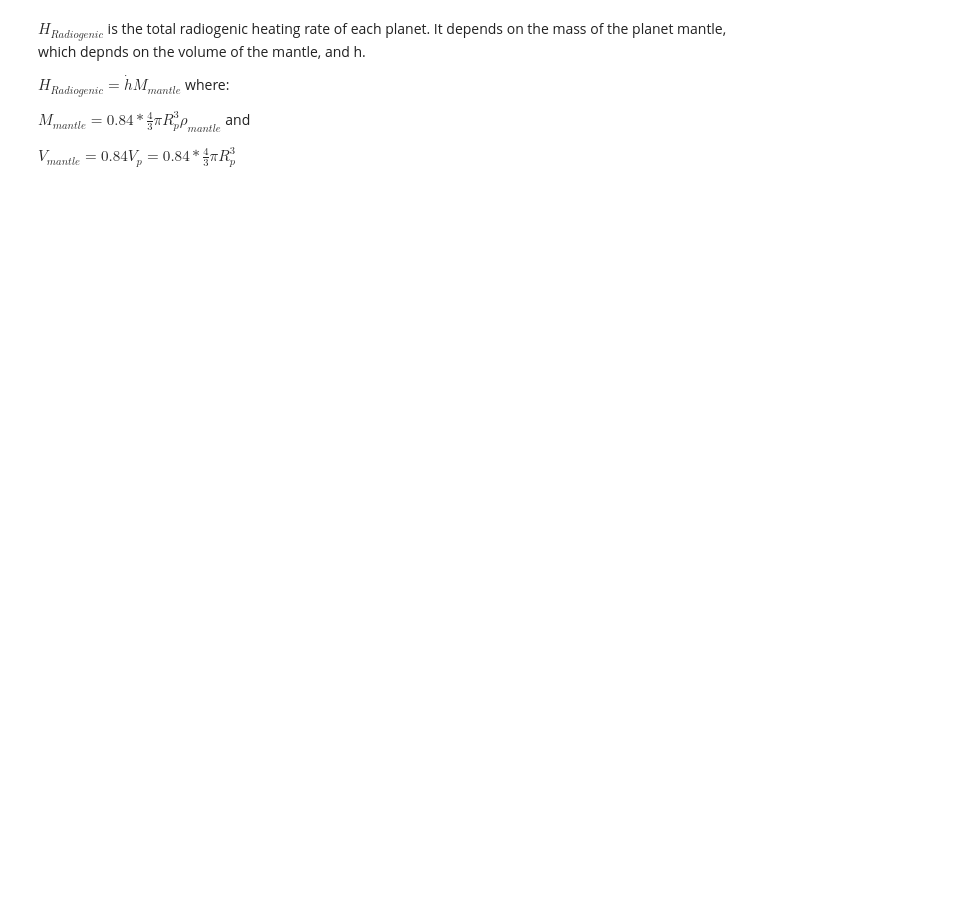
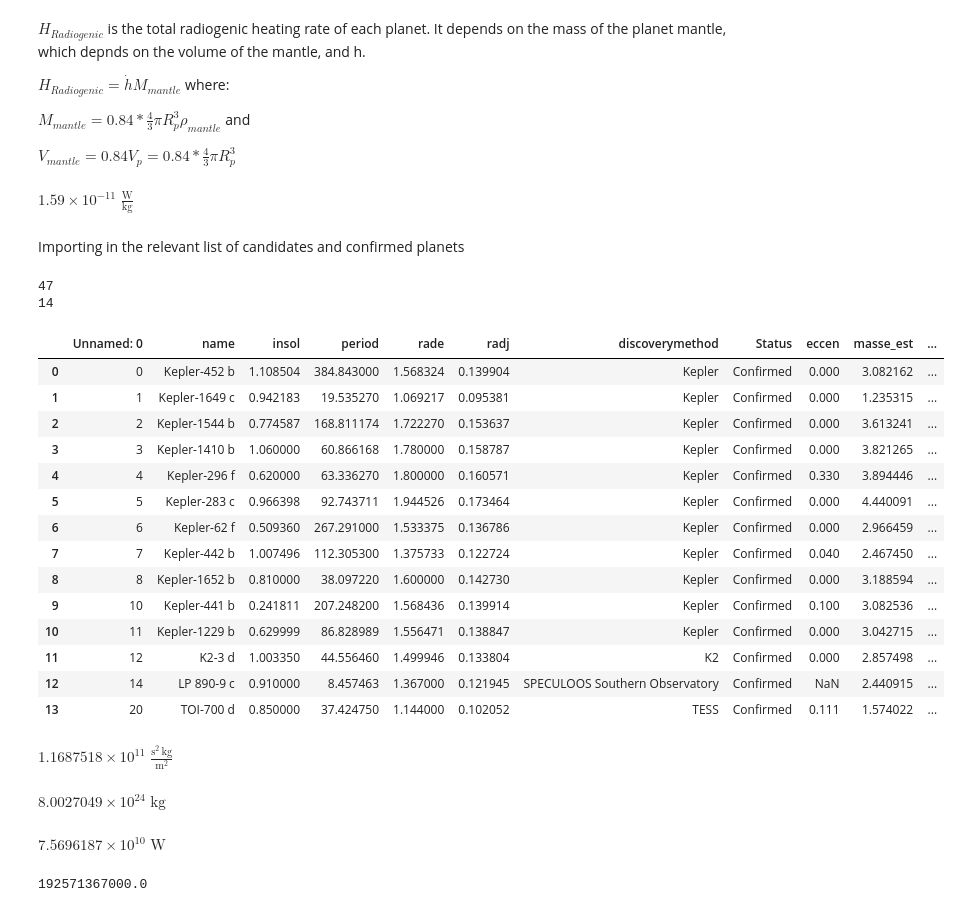
Before and after one commit to lupitatovar/Cool-Worlds, a Jupyter notebook: notebooks/Internal Heating Rates.ipynb, the cells around one changed output. Saved outputs shown, nothing was run; the diff lists cells and outputs as text; code cells hidden in the pictures; blank space fills up the shorter version.

```diff
--- a/notebooks/Internal Heating Rates.ipynb
+++ b/notebooks/Internal Heating Rates.ipynb
@@ -64,6 +85,40 @@ def h_radio(h,Mantle):
     h_radio = h * Mantle
     return h_radio
+# %%
+h = 1.59 * 10** -11 *u.W*u.kg**-1
+h
+# %% [output]
+$1.59 \times 10^{-11} \; \mathrm{\frac{W}{kg}}$
 # %%
 def h_total(h_tidal,h_radio):
     total = h_tidal + h_radio
     return (total)
+# %% [markdown]
+Importing in the relevant list of candidates and confirmed planets
+# %%
+candidates = pd.read_csv('/Users/lupitatovar/Cool-Worlds/targets/candidates_mri_list.csv')
+confirmed = pd.read_csv('/Users/lupitatovar/Cool-Worlds/targets/targets_masses.csv')
+# %%
+print(len(candidates))
+print(len(confirmed))
+# %% [output]
+47
+14
+# %%
+confirmed
+# %% [output]
+|  | Unnamed: 0 | name | insol | period | rade | radj | discoverymethod | Status | eccen | masse_est | ... |
+| 0 | 0 | Kepler-452 b | 1.108504 | 384.843000 | 1.568324 | 0.139904 | Kepler | Confirmed | 0.000 | 3.082162 | ... |
+| 1 | 1 | Kepler-1649 c | 0.942183 | 19.535270 | 1.069217 | 0.095381 | Kepler | Confirmed | 0.000 | 1.235315 | ... |
+| 2 | 2 | Kepler-1544 b | 0.774587 | 168.811174 | 1.722270 | 0.153637 | Kepler | Confirmed | 0.000 | 3.613241 | ... |
+| 3 | 3 | Kepler-1410 b | 1.060000 | 60.866168 | 1.780000 | 0.158787 | Kepler | Confirmed | 0.000 | 3.821265 | ... |
+| 4 | 4 | Kepler-296 f | 0.620000 | 63.336270 | 1.800000 | 0.160571 | Kepler | Confirmed | 0.330 | 3.894446 | ... |
+| 5 | 5 | Kepler-283 c | 0.966398 | 92.743711 | 1.944526 | 0.173464 | Kepler | Confirmed | 0.000 | 4.440091 | ... |
+| 6 | 6 | Kepler-62 f | 0.509360 | 267.291000 | 1.533375 | 0.136786 | Kepler | Confirmed | 0.000 | 2.966459 | ... |
+| 7 | 7 | Kepler-442 b | 1.007496 | 112.305300 | 1.375733 | 0.122724 | Kepler | Confirmed | 0.040 | 2.467450 | ... |
+| 8 | 8 | Kepler-1652 b | 0.810000 | 38.097220 | 1.600000 | 0.142730 | Kepler | Confirmed | 0.000 | 3.188594 | ... |
+| 9 | 10 | Kepler-441 b | 0.241811 | 207.248200 | 1.568436 | 0.139914 | Kepler | Confirmed | 0.100 | 3.082536 | ... |
+| 10 | 11 | Kepler-1229 b | 0.629999 | 86.828989 | 1.556471 | 0.138847 | Kepler | Confirmed | 0.000 | 3.042715 | ... |
+| 11 | 12 | K2-3 d | 1.003350 | 44.556460 | 1.499946 | 0.133804 | K2 | Confirmed | 0.000 | 2.857498 | ... |
+| 12 | 14 | LP 890-9 c | 0.910000 | 8.457463 | 1.367000 | 0.121945 | SPECULOOS Southern Observatory | Confirmed | NaN | 2.440915 | ... |
+| 13 | 20 | TOI-700 d | 0.850000 | 37.424750 | 1.144000 | 0.102052 | TESS | Confirmed | 0.111 | 1.574022 | ... |
@@ -69,0 +130,17 @@ def h_total(h_tidal,h_radio):
+# %%
+#for T-1g  (p,r,e)
+h_tidal(12.35,1.11,.026) #lynnae gets 5.77*10^11
+# %% [output]
+$1.1687518 \times 10^{11} \; \mathrm{\frac{s^{2}\,kg}{m^{2}}}$
+# %%
+Mantle(1.11,1.34)
+# %% [output]
+$8.0027049 \times 10^{24} \; \mathrm{kg}$
+# %%
+h_radio(8.0027**24*u.kg) #lynae gets 2.57*10^13
+# %% [output]
+$7.5696187 \times 10^{10} \; \mathrm{W}$
+# %%
+h_total(1.1687518*10**11,7.5696187*10**10)
+# %% [output]
+192571367000.0
```
Also changed, not shown: parts of 43 cells of this notebook, 3 other files.
